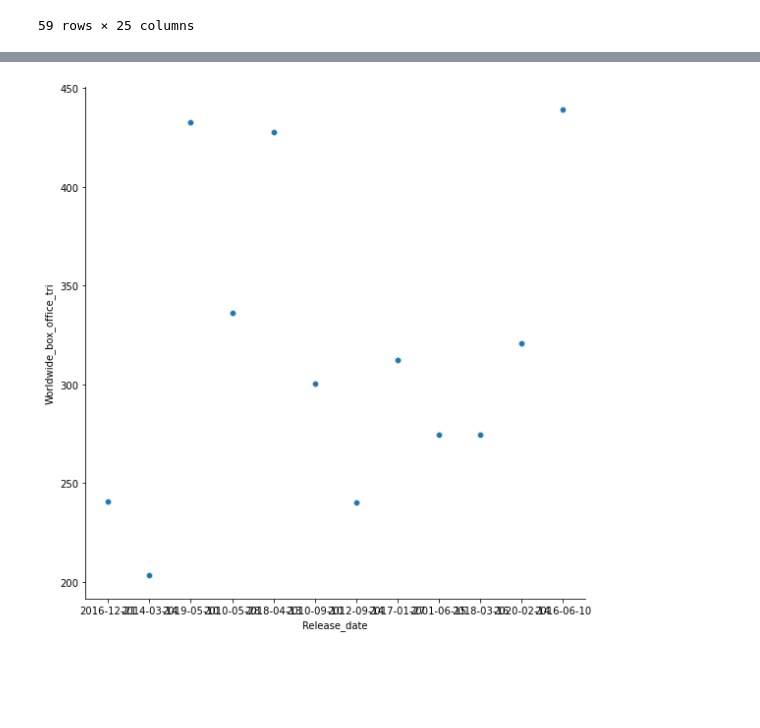
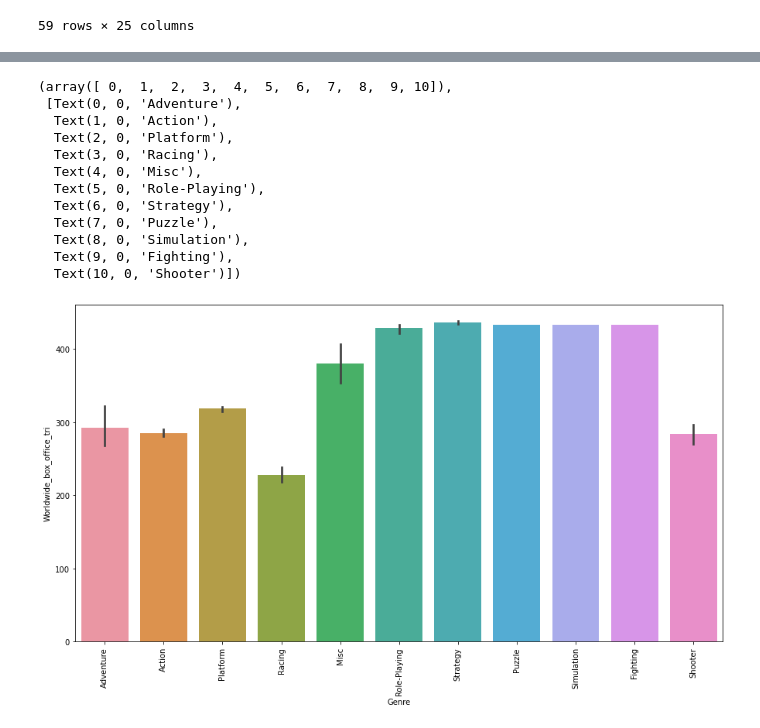
Before and after one commit to Leadersheepy/h3-hitema, a Jupyter notebook: DevoirVendredi/JeuVideoEtFilm.ipynb, the cells around one changed output, grey strips where cells are left out. Drawn from its saved outputs; the diff is of its cells as text; code cells hidden in the pictures; blank space fills up the shorter version.

```diff
--- a/DevoirVendredi/JeuVideoEtFilm.ipynb
+++ b/DevoirVendredi/JeuVideoEtFilm.ipynb
@@ -194,9 +255,21 @@ sns.relplot(x="Release_date", y="Worldwide_box_office_tri", data=melange_f,heigh
 # %%
-sns.relplot(
-    y='Worldwide_box_office_tri',x='Release_date',
-    data = melange_f.query("200 < Worldwide_box_office_tri < 500"),
-    height=8,
-);
+plt.figure(figsize= (15,8))
+sns.barplot(
+    y='Worldwide_box_office_tri',x='Genre',
+    data = melange_f.query("200 < Worldwide_box_office_tri"));
+plt.xticks(rotation=90)
 # %% [output]
+(array([ 0,  1,  2,  3,  4,  5,  6,  7,  8,  9, 10]),
+ [Text(0, 0, 'Adventure'),
+  Text(1, 0, 'Action'),
+  Text(2, 0, 'Platform'),
+  Text(3, 0, 'Racing'),
+  Text(4, 0, 'Misc'),
+  Text(5, 0, 'Role-Playing'),
+  Text(6, 0, 'Strategy'),
+  Text(7, 0, 'Puzzle'),
+  Text(8, 0, 'Simulation'),
+  Text(9, 0, 'Fighting'),
+  Text(10, 0, 'Shooter')])
-[figure, old version]
+[figure, new version]
 # %%
```
Also changed, not shown: parts of 16 cells of this notebook.
